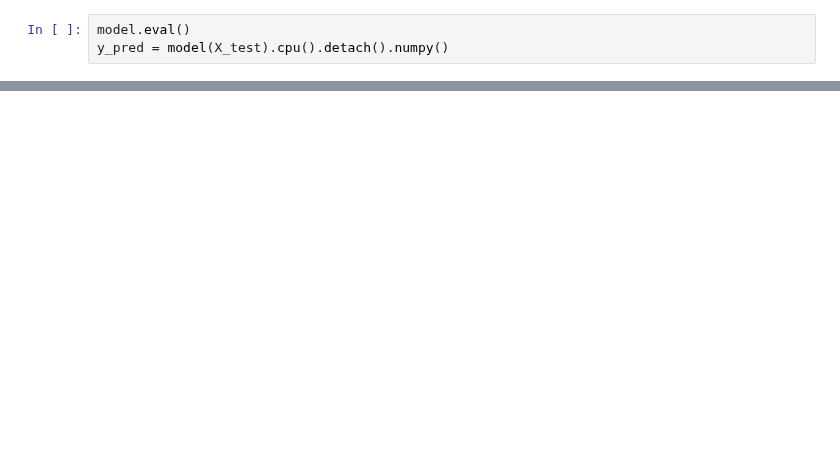
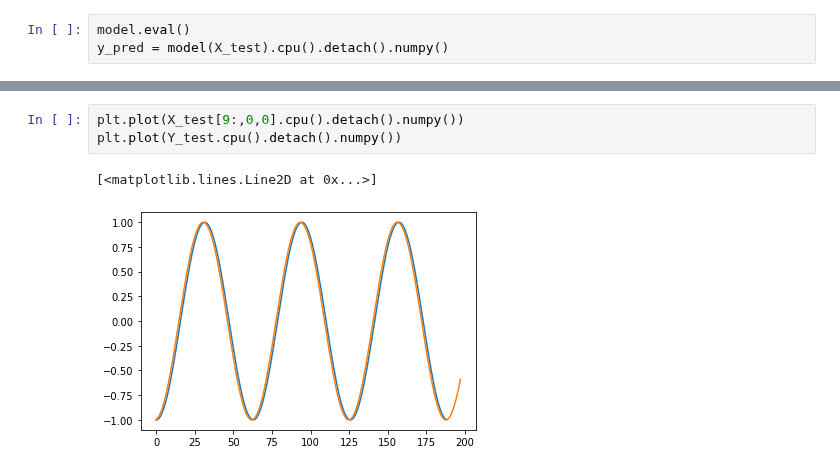
Before and after one commit to mostafa-ja/sample, a Jupyter notebook: nn_RNN_basics.ipynb, the cells around one changed output, grey strips where cells are left out. Saved outputs shown, nothing was run; the diff lists cells and outputs as text; blank space fills up the shorter version.

```diff
--- a/nn_RNN_basics.ipynb
+++ b/nn_RNN_basics.ipynb
@@ -192,0 +224,6 @@ plt.plot(Y_test.cpu().detach().numpy())
+# %%
+plt.plot(X_test[9:,0,0].cpu().detach().numpy())
+plt.plot(Y_test.cpu().detach().numpy())
+# %% [output]
+[<matplotlib.lines.Line2D at 0x...>]
+[figure, added]
```
Also changed, not shown: parts of 10 cells of this notebook.
